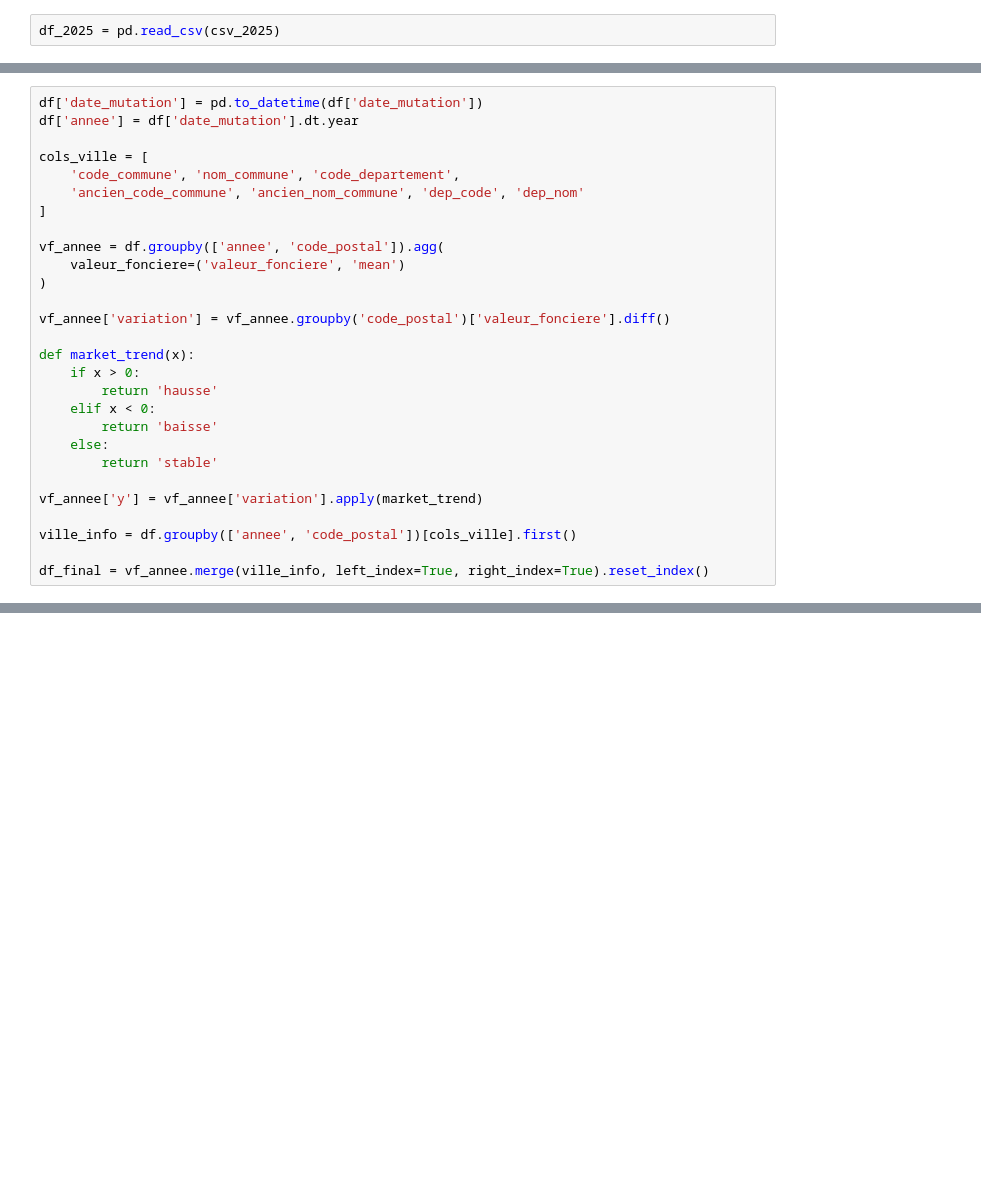
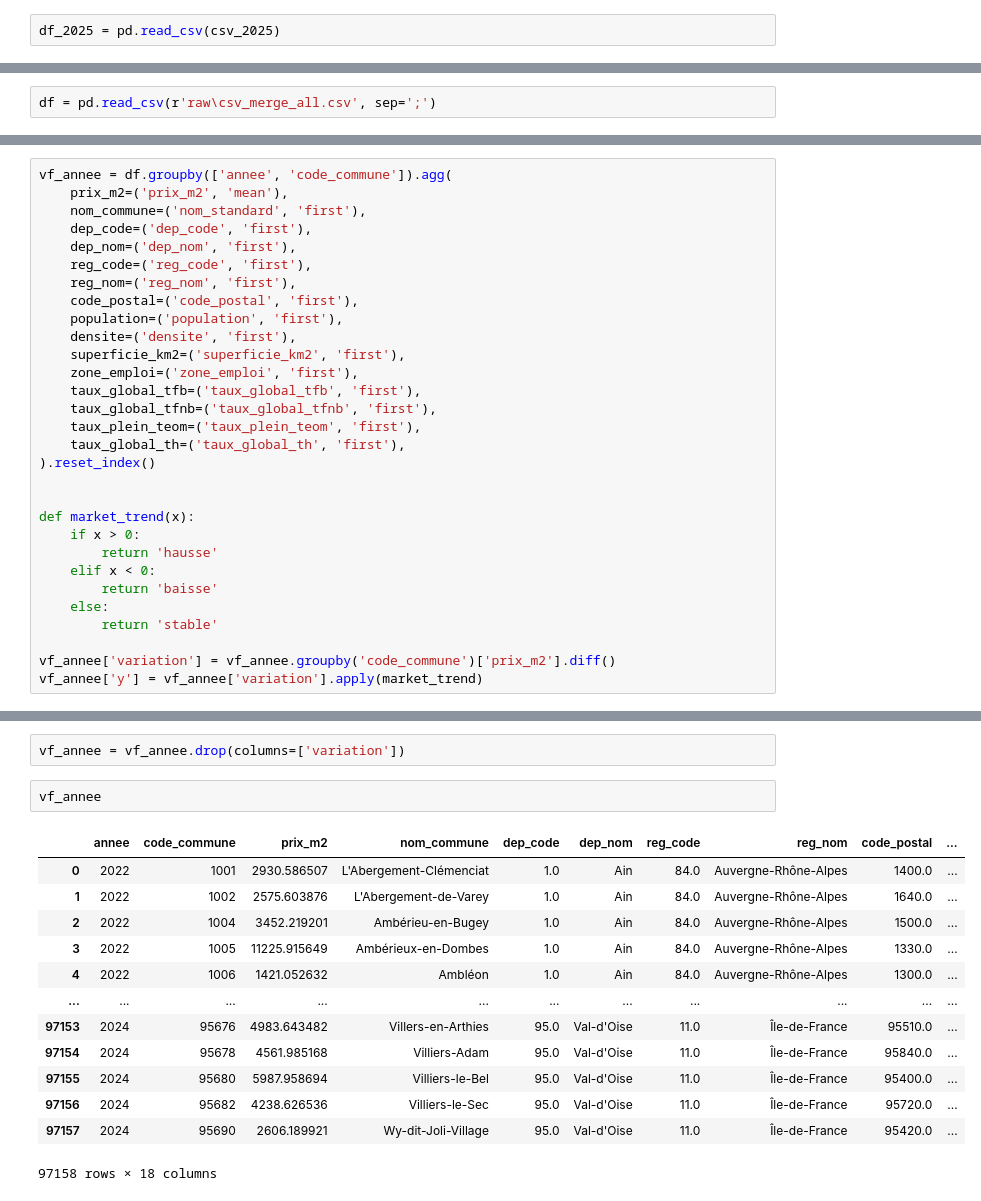
Before and after one commit to FatimaUY/GeoLogis, a Jupyter notebook: src/data-pipeline/merge/pipeline/merge_data.ipynb, the cells around one changed output, grey strips where cells are left out. Drawn from its saved outputs; the diff is of its cells as text; blank space fills up the shorter version.

Commit message:
refactor: add new data, merge and create label

```diff
--- a/src/data-pipeline/merge/pipeline/merge_data.ipynb
+++ b/src/data-pipeline/merge/pipeline/merge_data.ipynb
@@ -165,0 +246,2 @@ cols_keep= [
+# %%
+df = pd.read_csv(r'raw\csv_merge_all.csv', sep=';')
@@ -166,17 +258,22 @@ cols_keep= [
 # %%
-df['date_mutation'] = pd.to_datetime(df['date_mutation'])
-df['annee'] = df['date_mutation'].dt.year
+vf_annee = df.groupby(['annee', 'code_commune']).agg(
+    prix_m2=('prix_m2', 'mean'),
+    nom_commune=('nom_standard', 'first'),
+    dep_code=('dep_code', 'first'),
+    dep_nom=('dep_nom', 'first'),
+    reg_code=('reg_code', 'first'),
+    reg_nom=('reg_nom', 'first'),
+    code_postal=('code_postal', 'first'),
+    population=('population', 'first'),
+    densite=('densite', 'first'),
+    superficie_km2=('superficie_km2', 'first'),
+    zone_emploi=('zone_emploi', 'first'),
+    taux_global_tfb=('taux_global_tfb', 'first'),
+    taux_global_tfnb=('taux_global_tfnb', 'first'),
+    taux_plein_teom=('taux_plein_teom', 'first'),
+    taux_global_th=('taux_global_th', 'first'),
+).reset_index()
 
-cols_ville = [
-    'code_commune', 'nom_commune', 'code_departement',
-    'ancien_code_commune', 'ancien_nom_commune', 'dep_code', 'dep_nom'
-]
-
-vf_annee = df.groupby(['annee', 'code_postal']).agg(
-    valeur_fonciere=('valeur_fonciere', 'mean')
-)
-
-vf_annee['variation'] = vf_annee.groupby('code_postal')['valeur_fonciere'].diff()
 
 def market_trend(x):
     if x > 0:
@@ -186,8 +283,5 @@ def market_trend(x):
     else:
         return 'stable'
 
+vf_annee['variation'] = vf_annee.groupby('code_commune')['prix_m2'].diff()
 vf_annee['y'] = vf_annee['variation'].apply(market_trend)
-
-ville_info = df.groupby(['annee', 'code_postal'])[cols_ville].first()
-
-df_final = vf_annee.merge(ville_info, left_index=True, right_index=True).reset_index()
@@ -244,0 +297,18 @@ array([ 1000,  2000,  3000,  4000,  5000,  6000,  7000,  8000,  9000,
+# %%
+vf_annee = vf_annee.drop(columns=['variation'])
+# %%
+vf_annee
+# %% [output]
+|  | annee | code_commune | prix_m2 | nom_commune | dep_code | dep_nom | reg_code | reg_nom | code_postal | ... |
+| 0 | 2022 | 1001 | 2930.586507 | L'Abergement-Clémenciat | 1.0 | Ain | 84.0 | Auvergne-Rhône-Alpes | 1400.0 | ... |
+| 1 | 2022 | 1002 | 2575.603876 | L'Abergement-de-Varey | 1.0 | Ain | 84.0 | Auvergne-Rhône-Alpes | 1640.0 | ... |
+| 2 | 2022 | 1004 | 3452.219201 | Ambérieu-en-Bugey | 1.0 | Ain | 84.0 | Auvergne-Rhône-Alpes | 1500.0 | ... |
+| 3 | 2022 | 1005 | 11225.915649 | Ambérieux-en-Dombes | 1.0 | Ain | 84.0 | Auvergne-Rhône-Alpes | 1330.0 | ... |
+| 4 | 2022 | 1006 | 1421.052632 | Ambléon | 1.0 | Ain | 84.0 | Auvergne-Rhône-Alpes | 1300.0 | ... |
+| ... | ... | ... | ... | ... | ... | ... | ... | ... | ... | ... |
+| 97153 | 2024 | 95676 | 4983.643482 | Villers-en-Arthies | 95.0 | Val-d'Oise | 11.0 | Île-de-France | 95510.0 | ... |
+| 97154 | 2024 | 95678 | 4561.985168 | Villiers-Adam | 95.0 | Val-d'Oise | 11.0 | Île-de-France | 95840.0 | ... |
+| 97155 | 2024 | 95680 | 5987.958694 | Villiers-le-Bel | 95.0 | Val-d'Oise | 11.0 | Île-de-France | 95400.0 | ... |
+| 97156 | 2024 | 95682 | 4238.626536 | Villiers-le-Sec | 95.0 | Val-d'Oise | 11.0 | Île-de-France | 95720.0 | ... |
+| 97157 | 2024 | 95690 | 2606.189921 | Wy-dit-Joli-Village | 95.0 | Val-d'Oise | 11.0 | Île-de-France | 95420.0 | ... |
+97158 rows × 18 columns
```
Also changed, not shown: parts of 37 cells of this notebook.
